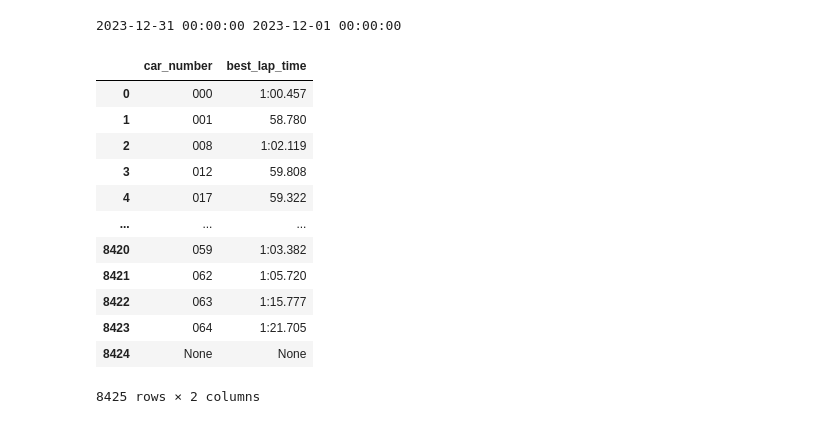
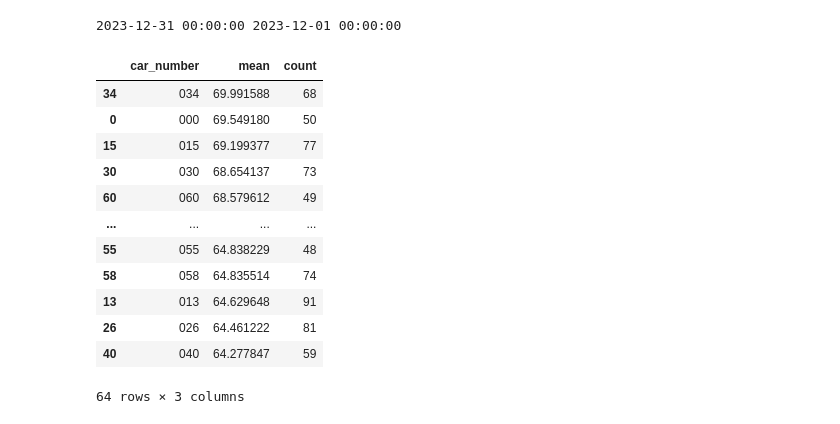
Before and after one commit to paulobueno/kart-scraping-analysis, a Jupyter notebook: Analysis/best_lap_summary.ipynb, the cells around one changed output. Saved outputs shown, nothing was run; the diff lists cells and outputs as text; code cells hidden in the pictures.

```diff
--- a/Analysis/best_lap_summary.ipynb
+++ b/Analysis/best_lap_summary.ipynb
@@ -18,35 +21,54 @@ print(end_date, init_date)
 # %%
 query = f"""
 with last_30_days as (
     select *
     from
         (select *,
         date(year || '-' || substr('00' || month, -2) || '-' || substr('00' || day, -2)) as date
         from params_to_scrap
         where
         fetched is True) t
     where date >= '{init_date.strftime('%Y-%m-%d')}'
 )
 select
 btr.car_number,
+brt.track,
 btr.best_lap_time
 from last_30_days l
 left join bronze_racing_tries brt on brt.params_id = l.id
 left join bronze_try_results btr on btr.uid = brt.uid
+where
+btr.best_lap_time is not Null and
+btr.best_lap_time != ''
 """
 df = pd.read_sql_query(query, conn)
-df
+def gen_time_in_seconds(string_value):
+    splited_value = [int(x) for x in re.split(r'\.|:', string_value)]
+    time = 0
+    if len(splited_value) == 3:
+        time += splited_value[0]*60
+        time += splited_value[1]
+        time += splited_value[2]/1000
+    elif len(splited_value) == 2:
+        time += splited_value[0]
+        time += splited_value[1]/1000
+    return time
+df['best_lap_in_seconds'] = df['best_lap_time'].apply(gen_time_in_seconds)
+del df['best_lap_time']
+average_lap_time_df = df[df['track'] == 'CIRCUITO 101'].groupby('car_number')['best_lap_in_seconds'].agg(['mean', 'count']).reset_index()
+average_lap_time_df = average_lap_time_df.sort_values(by='mean', ascending=False)
+average_lap_time_df[average_lap_time_df['count'] > 30]
 # %% [output]
-|  | car_number | best_lap_time |
-| 0 | 000 | 1:00.457 |
-| 1 | 001 | 58.780 |
-| 2 | 008 | 1:02.119 |
-| 3 | 012 | 59.808 |
-| 4 | 017 | 59.322 |
-| ... | ... | ... |
-| 8420 | 059 | 1:03.382 |
-| 8421 | 062 | 1:05.720 |
-| 8422 | 063 | 1:15.777 |
-| 8423 | 064 | 1:21.705 |
-| 8424 | None | None |
+|  | car_number | mean | count |
+| 34 | 034 | 69.991588 | 68 |
+| 0 | 000 | 69.549180 | 50 |
+| 15 | 015 | 69.199377 | 77 |
+| 30 | 030 | 68.654137 | 73 |
+| 60 | 060 | 68.579612 | 49 |
+| ... | ... | ... | ... |
+| 55 | 055 | 64.838229 | 48 |
+| 58 | 058 | 64.835514 | 74 |
+| 13 | 013 | 64.629648 | 91 |
+| 26 | 026 | 64.461222 | 81 |
+| 40 | 040 | 64.277847 | 59 |
-8425 rows × 2 columns
+64 rows × 3 columns
```
Also changed, not shown: parts of 2 cells of this notebook.
